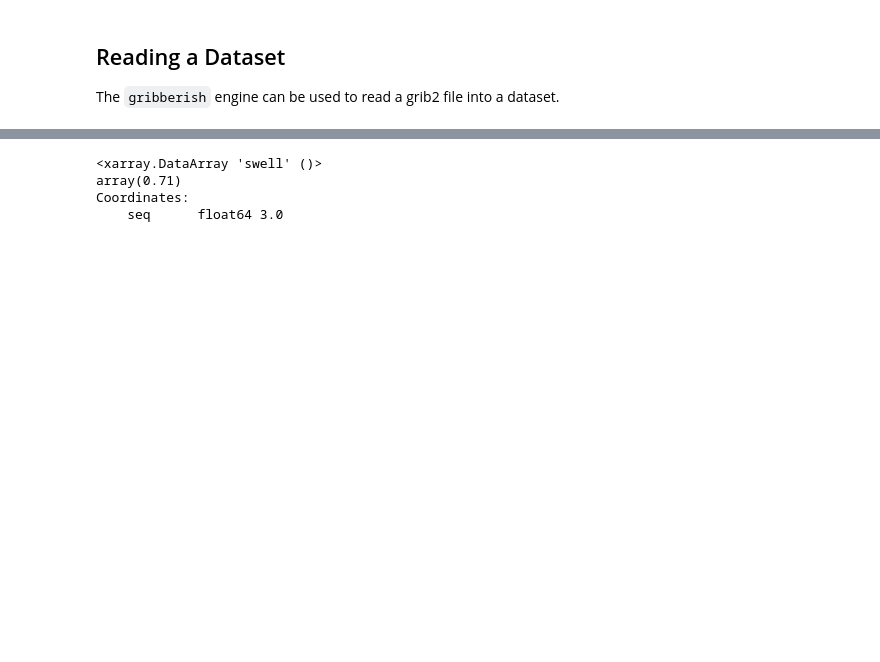
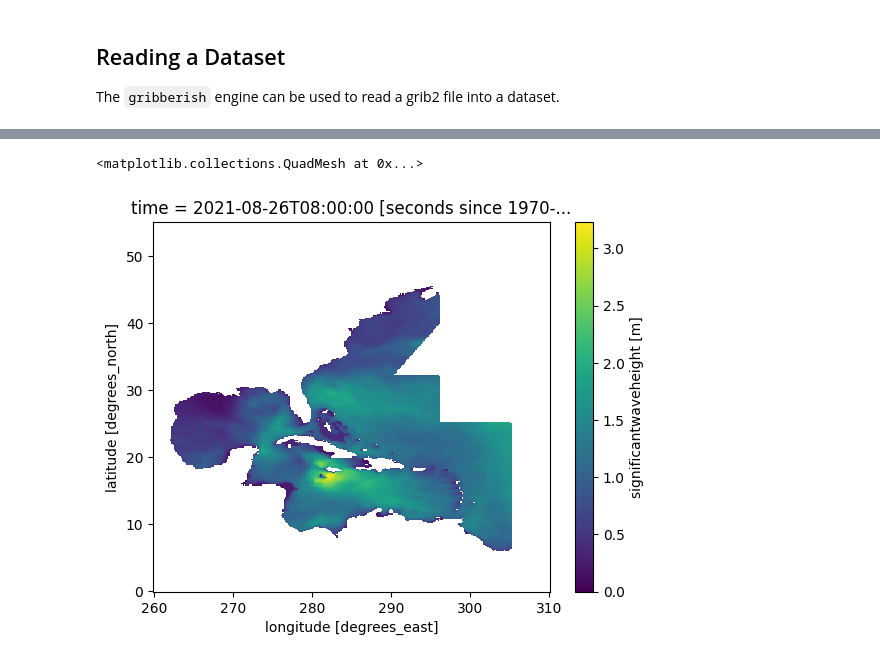
Before and after one commit to mpiannucci/gribberish, a Jupyter notebook: python/examples/xarray_usage.ipynb, the cells around one changed output, grey strips where cells are left out. Cells and saved outputs as stored; diff of their text form; code cells hidden in the pictures; blank space fills up the shorter version.

```diff
--- a/python/examples/xarray_usage.ipynb
+++ b/python/examples/xarray_usage.ipynb
@@ -43,7 +30,5 @@ Attributes:
-# %%
-ds.swell.isel(seq=2).max()
-# %% [output]
-<xarray.DataArray 'swell' ()>
-array(0.71)
-Coordinates:
-    seq      float64 3.0
+# %%
+ds.htsgw.plot()
+# %% [output]
+<matplotlib.collections.QuadMesh at 0x...>
+[figure, added]
```
Also changed, not shown: parts of 1 cell of this notebook, 4 other files.
